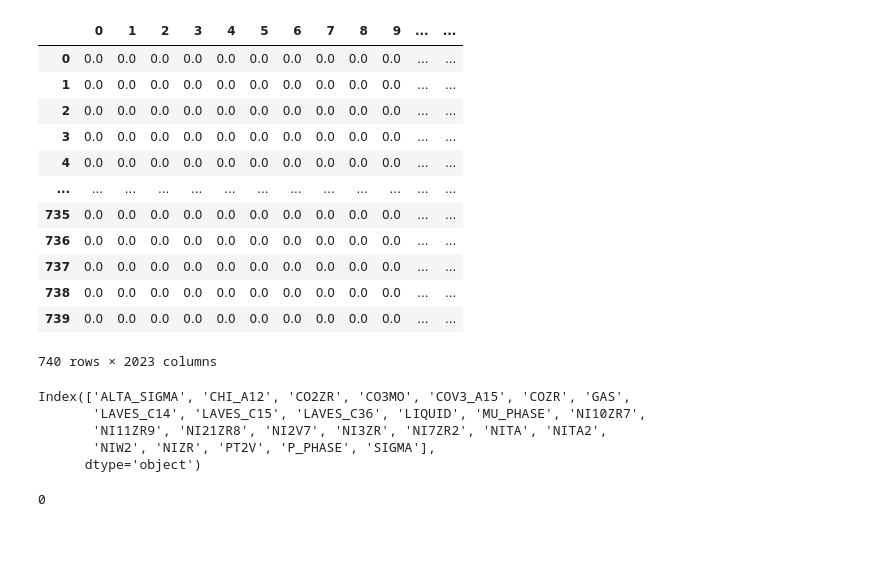
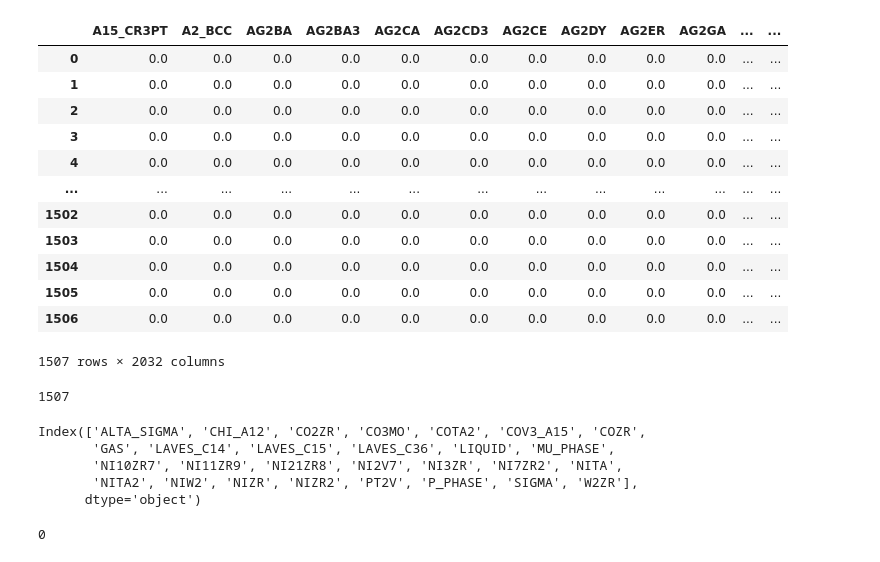
Before and after one commit to 1dimadim1/PhaseCompositionPrediction, a Jupyter notebook: NN_model.ipynb, the cells around one changed output. Drawn from its saved outputs; the diff is of its cells as text; code cells hidden in the pictures.

```diff
--- a/NN_model.ipynb
+++ b/NN_model.ipynb
@@ -72,24 +85,0 @@ X.loc[0:, (X != 0).any(axis=0)]
-# %%
-from sklearn import preprocessing
-
-def normDF(df):
-    x = df.values #returns a numpy array
-    min_max_scaler = preprocessing.MinMaxScaler()
-    x_scaled = min_max_scaler.fit_transform(x)
-    return pd.DataFrame(x_scaled)
-X = normDF(X)
-X
-# %% [output]
-|  | 0 | 1 | 2 | 3 | 4 | 5 | 6 | 7 | 8 | 9 | ... | ... |
-| 0 | 0.0 | 0.0 | 0.0 | 0.0 | 0.0 | 0.0 | 0.0 | 0.0 | 0.0 | 0.0 | ... | ... |
-| 1 | 0.0 | 0.0 | 0.0 | 0.0 | 0.0 | 0.0 | 0.0 | 0.0 | 0.0 | 0.0 | ... | ... |
-| 2 | 0.0 | 0.0 | 0.0 | 0.0 | 0.0 | 0.0 | 0.0 | 0.0 | 0.0 | 0.0 | ... | ... |
-| 3 | 0.0 | 0.0 | 0.0 | 0.0 | 0.0 | 0.0 | 0.0 | 0.0 | 0.0 | 0.0 | ... | ... |
-| 4 | 0.0 | 0.0 | 0.0 | 0.0 | 0.0 | 0.0 | 0.0 | 0.0 | 0.0 | 0.0 | ... | ... |
-| ... | ... | ... | ... | ... | ... | ... | ... | ... | ... | ... | ... | ... |
-| 735 | 0.0 | 0.0 | 0.0 | 0.0 | 0.0 | 0.0 | 0.0 | 0.0 | 0.0 | 0.0 | ... | ... |
-| 736 | 0.0 | 0.0 | 0.0 | 0.0 | 0.0 | 0.0 | 0.0 | 0.0 | 0.0 | 0.0 | ... | ... |
-| 737 | 0.0 | 0.0 | 0.0 | 0.0 | 0.0 | 0.0 | 0.0 | 0.0 | 0.0 | 0.0 | ... | ... |
-| 738 | 0.0 | 0.0 | 0.0 | 0.0 | 0.0 | 0.0 | 0.0 | 0.0 | 0.0 | 0.0 | ... | ... |
-| 739 | 0.0 | 0.0 | 0.0 | 0.0 | 0.0 | 0.0 | 0.0 | 0.0 | 0.0 | 0.0 | ... | ... |
-740 rows × 2023 columns
@@ -96,9 +88,42 @@ X
+# %%
+from sklearn import preprocessing
+
+def normDFColumn(df):
+    min_max_scaler = preprocessing.MinMaxScaler()
+    x_scaled=pd.DataFrame(min_max_scaler.fit_transform(df.T).T,columns=df.columns)
+    # x_scaled = min_max_scaler.fit_transform(x)
+    return pd.DataFrame(x_scaled)
+def normDFRow(df):
+    min_max_scaler = preprocessing.MinMaxScaler()
+    # x_scaled=pd.DataFrame(min_max_scaler.fit_transform(df.T).T,columns=df.columns)
+    x_scaled = min_max_scaler.fit_transform(df)
+    return pd.DataFrame(x_scaled)
+X[all_phases] = normDFColumn(X[all_phases])
+X[['Temp']] = normDFRow(X[['Temp']])
+X[df.loc[0, 'Components']] = normDFRow(X[df.loc[0, 'Components']])
+X
+# %% [output]
+|  | A15_CR3PT | A2_BCC | AG2BA | AG2BA3 | AG2CA | AG2CD3 | AG2CE | AG2DY | AG2ER | AG2GA | ... | ... |
+| 0 | 0.0 | 0.0 | 0.0 | 0.0 | 0.0 | 0.0 | 0.0 | 0.0 | 0.0 | 0.0 | ... | ... |
+| 1 | 0.0 | 0.0 | 0.0 | 0.0 | 0.0 | 0.0 | 0.0 | 0.0 | 0.0 | 0.0 | ... | ... |
+| 2 | 0.0 | 0.0 | 0.0 | 0.0 | 0.0 | 0.0 | 0.0 | 0.0 | 0.0 | 0.0 | ... | ... |
+| 3 | 0.0 | 0.0 | 0.0 | 0.0 | 0.0 | 0.0 | 0.0 | 0.0 | 0.0 | 0.0 | ... | ... |
+| 4 | 0.0 | 0.0 | 0.0 | 0.0 | 0.0 | 0.0 | 0.0 | 0.0 | 0.0 | 0.0 | ... | ... |
+| ... | ... | ... | ... | ... | ... | ... | ... | ... | ... | ... | ... | ... |
+| 1502 | 0.0 | 0.0 | 0.0 | 0.0 | 0.0 | 0.0 | 0.0 | 0.0 | 0.0 | 0.0 | ... | ... |
+| 1503 | 0.0 | 0.0 | 0.0 | 0.0 | 0.0 | 0.0 | 0.0 | 0.0 | 0.0 | 0.0 | ... | ... |
+| 1504 | 0.0 | 0.0 | 0.0 | 0.0 | 0.0 | 0.0 | 0.0 | 0.0 | 0.0 | 0.0 | ... | ... |
+| 1505 | 0.0 | 0.0 | 0.0 | 0.0 | 0.0 | 0.0 | 0.0 | 0.0 | 0.0 | 0.0 | ... | ... |
+| 1506 | 0.0 | 0.0 | 0.0 | 0.0 | 0.0 | 0.0 | 0.0 | 0.0 | 0.0 | 0.0 | ... | ... |
+1507 rows × 2032 columns
 # %%
+print(len(Y))
 Y.loc[:, (Y != 0).any(axis=0)].columns
 # %% [output]
-Index(['ALTA_SIGMA', 'CHI_A12', 'CO2ZR', 'CO3MO', 'COV3_A15', 'COZR', 'GAS',
-       'LAVES_C14', 'LAVES_C15', 'LAVES_C36', 'LIQUID', 'MU_PHASE', 'NI10ZR7',
-       'NI11ZR9', 'NI21ZR8', 'NI2V7', 'NI3ZR', 'NI7ZR2', 'NITA', 'NITA2',
-       'NIW2', 'NIZR', 'PT2V', 'P_PHASE', 'SIGMA'],
-      dtype='object')
+1507
+Index(['ALTA_SIGMA', 'CHI_A12', 'CO2ZR', 'CO3MO', 'COTA2', 'COV3_A15', 'COZR',
+       'GAS', 'LAVES_C14', 'LAVES_C15', 'LAVES_C36', 'LIQUID', 'MU_PHASE',
+       'NI10ZR7', 'NI11ZR9', 'NI21ZR8', 'NI2V7', 'NI3ZR', 'NI7ZR2', 'NITA',
+       'NITA2', 'NIW2', 'NIZR', 'NIZR2', 'PT2V', 'P_PHASE', 'SIGMA', 'W2ZR'],
+      dtype='object')
 # %%
```
Also changed, not shown: parts of 15 cells of this notebook.
